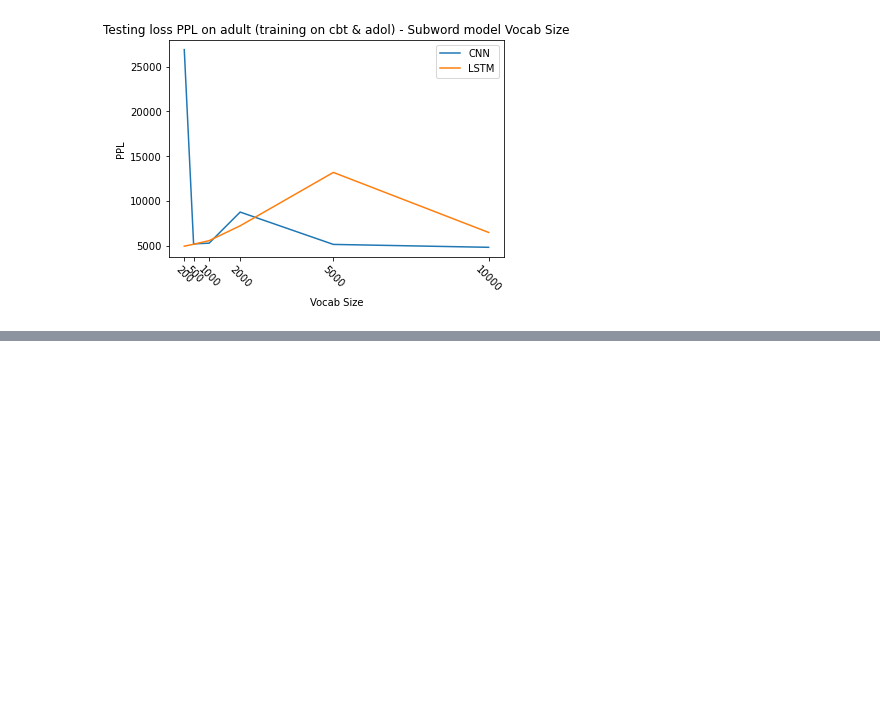
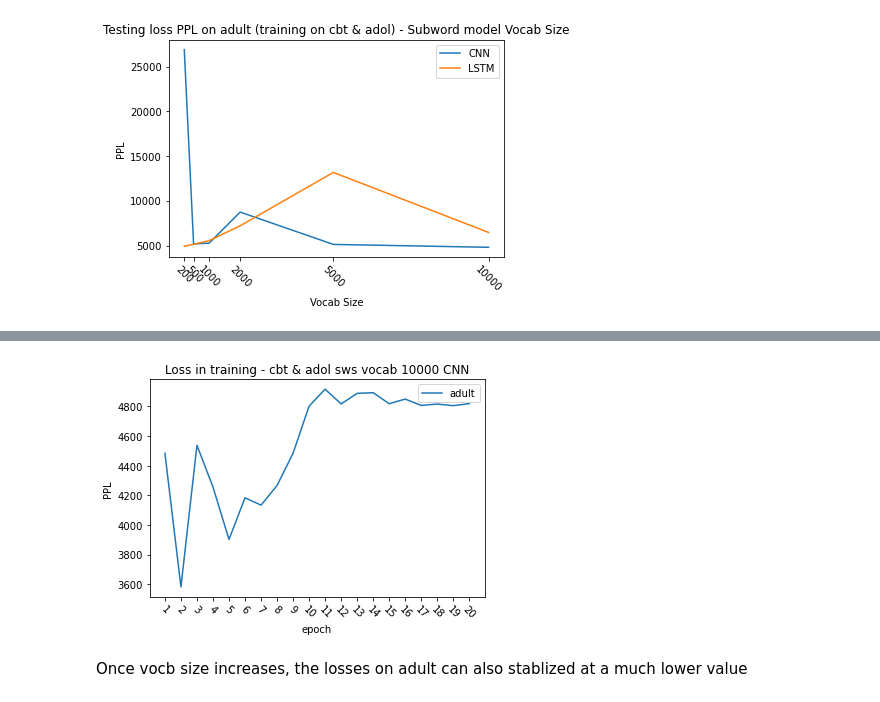
Before and after one commit to shifengxu/CE7455-FinalProject, a Jupyter notebook: log2plot.ipynb, the cells around one changed output, grey strips where cells are left out. Drawn from its saved outputs; the diff is of its cells as text; code cells hidden in the pictures; blank space fills up the shorter version.

```diff
--- a/log2plot.ipynb
+++ b/log2plot.ipynb
@@ -639,0 +651,14 @@ plt.show()
+# %%
+plt.plot(x_ticker2, oS_cbtadol_10000_CNN_testloss_adult_ppl, label = "adult")
+
+
+plt.title("Loss in training - cbt & adol sws vocab 10000 CNN")
+plt.xlabel('epoch')
+plt.ylabel('PPL')
+plt.legend()
+plt.xticks(x_ticker2, rotation = -45)
+plt.show()
+# %% [output]
+[figure, added]
+# %% [markdown]
+Once vocb size increases, the losses on adult can also stablized at a much lower value
```
Also changed, not shown: parts of 18 cells of this notebook.
